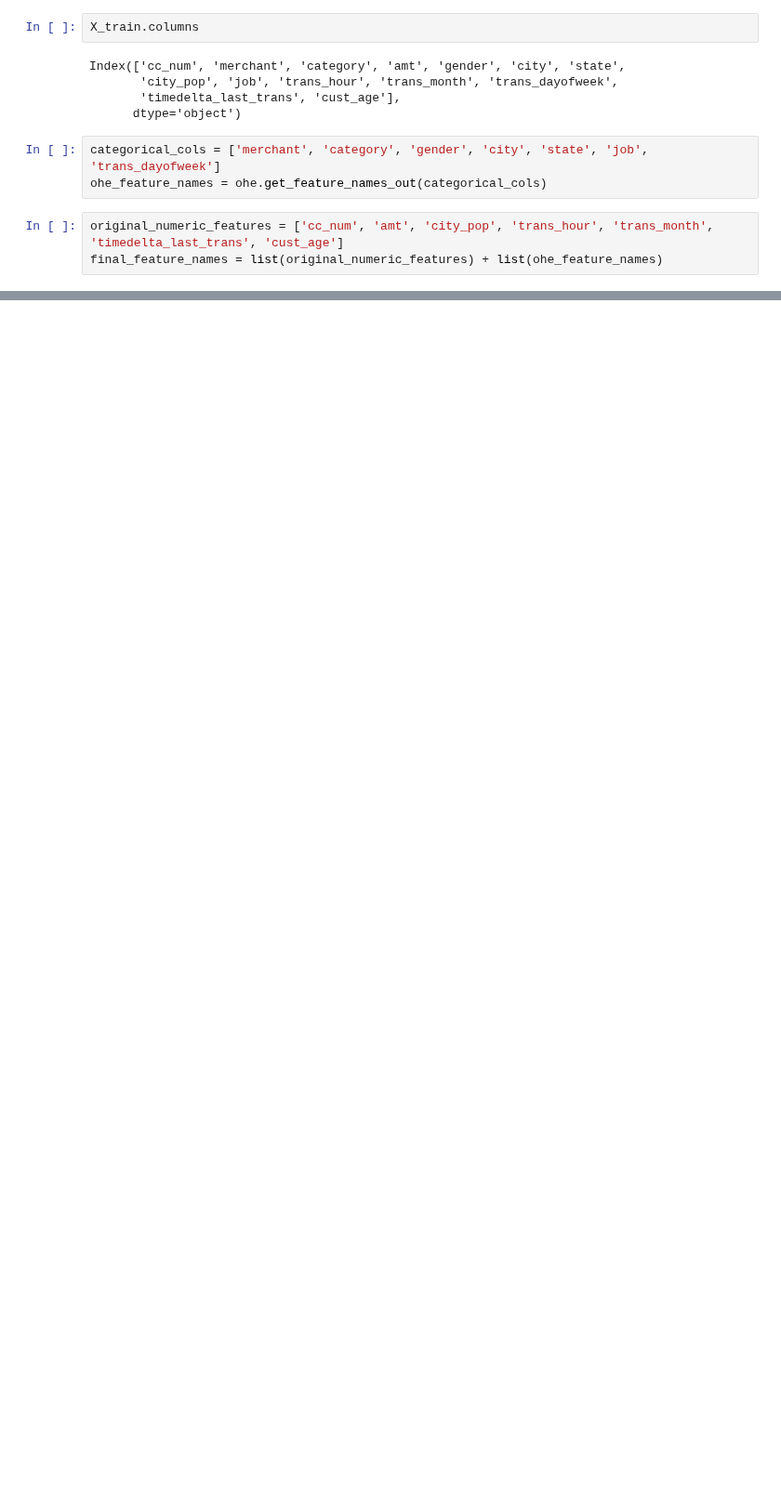
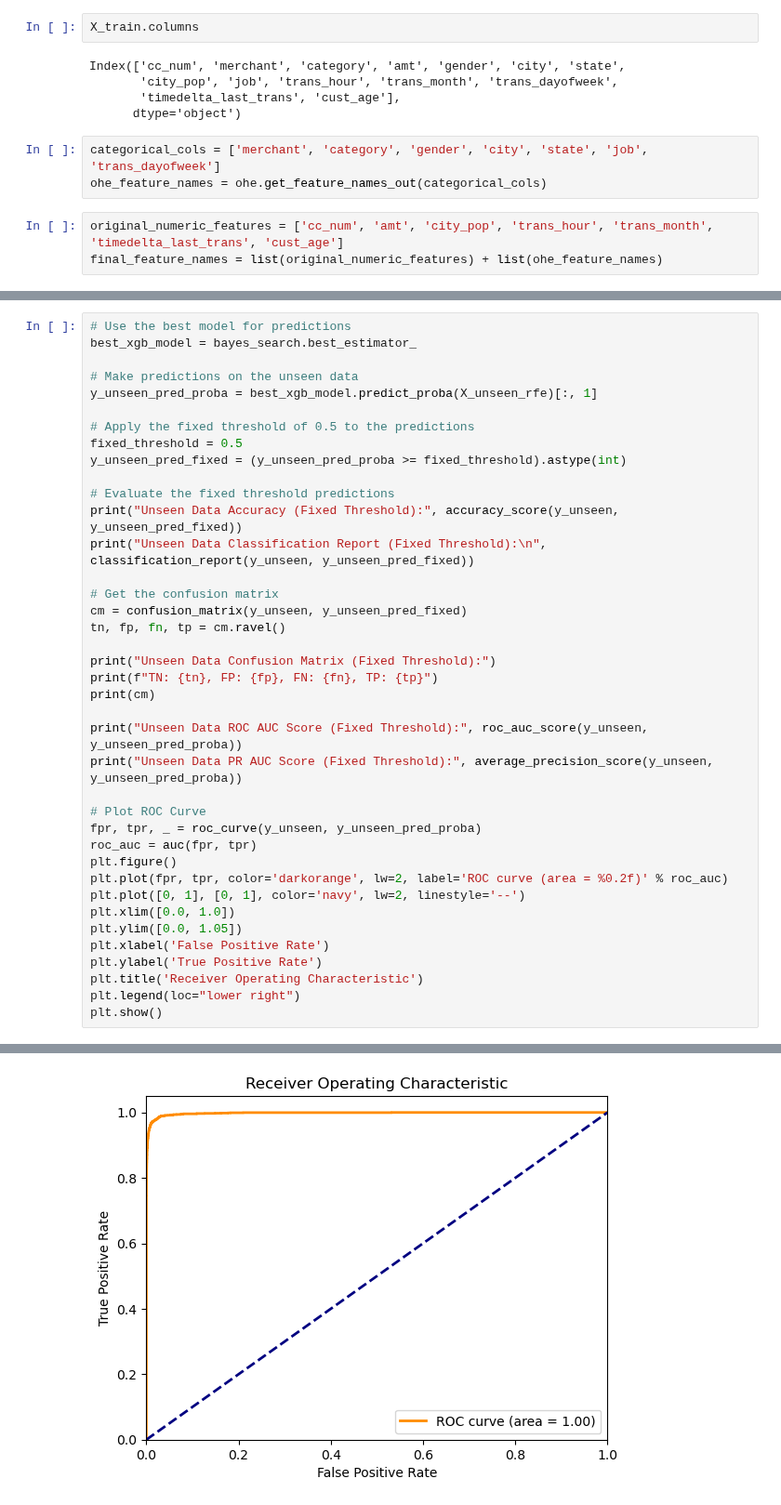
Before and after one commit to thanhdcng/detect-fraudulent-credit-card-transactions, a Jupyter notebook: notebooks/Final model- with 20 best features.ipynb, the cells around one changed output, grey strips where cells are left out. Shown at 93% size. Saved outputs shown, nothing was run; the diff lists cells and outputs as text; blank space fills up the shorter version.

```diff
--- a/notebooks/Final model- with 20 best features.ipynb
+++ b/notebooks/Final model- with 20 best features.ipynb
@@ -453,0 +642,40 @@ NameError: name 'selected_indices' is not defined
+# %%
+# Use the best model for predictions
+best_xgb_model = bayes_search.best_estimator_
+
+# Make predictions on the unseen data
+y_unseen_pred_proba = best_xgb_model.predict_proba(X_unseen_rfe)[:, 1]
+
+# Apply the fixed threshold of 0.5 to the predictions
+fixed_threshold = 0.5
+y_unseen_pred_fixed = (y_unseen_pred_proba >= fixed_threshold).astype(int)
+
+# Evaluate the fixed threshold predictions
+print("Unseen Data Accuracy (Fixed Threshold):", accuracy_score(y_unseen, y_unseen_pred_fixed))
+print("Unseen Data Classification Report (Fixed Threshold):\n", classification_report(y_unseen, y_unseen_pred_fixed))
+
+# Get the confusion matrix
+cm = confusion_matrix(y_unseen, y_unseen_pred_fixed)
+tn, fp, fn, tp = cm.ravel()
+
+print("Unseen Data Confusion Matrix (Fixed Threshold):")
+print(f"TN: {tn}, FP: {fp}, FN: {fn}, TP: {tp}")
+print(cm)
+
+print("Unseen Data ROC AUC Score (Fixed Threshold):", roc_auc_score(y_unseen, y_unseen_pred_proba))
+print("Unseen Data PR AUC Score (Fixed Threshold):", average_precision_score(y_unseen, y_unseen_pred_proba))
+
+# Plot ROC Curve
+fpr, tpr, _ = roc_curve(y_unseen, y_unseen_pred_proba)
+roc_auc = auc(fpr, tpr)
+plt.figure()
+plt.plot(fpr, tpr, color='darkorange', lw=2, label='ROC curve (area = %0.2f)' % roc_auc)
+plt.plot([0, 1], [0, 1], color='navy', lw=2, linestyle='--')
+plt.xlim([0.0, 1.0])
+plt.ylim([0.0, 1.05])
+plt.xlabel('False Positive Rate')
+plt.ylabel('True Positive Rate')
+plt.title('Receiver Operating Characteristic')
+plt.legend(loc="lower right")
+plt.show()
+# %% [output]
@@ -453,0 +699 @@ NameError: name 'selected_indices' is not defined
+[figure, added]
```
Also changed, not shown: parts of 38 cells of this notebook, 4 other files.
